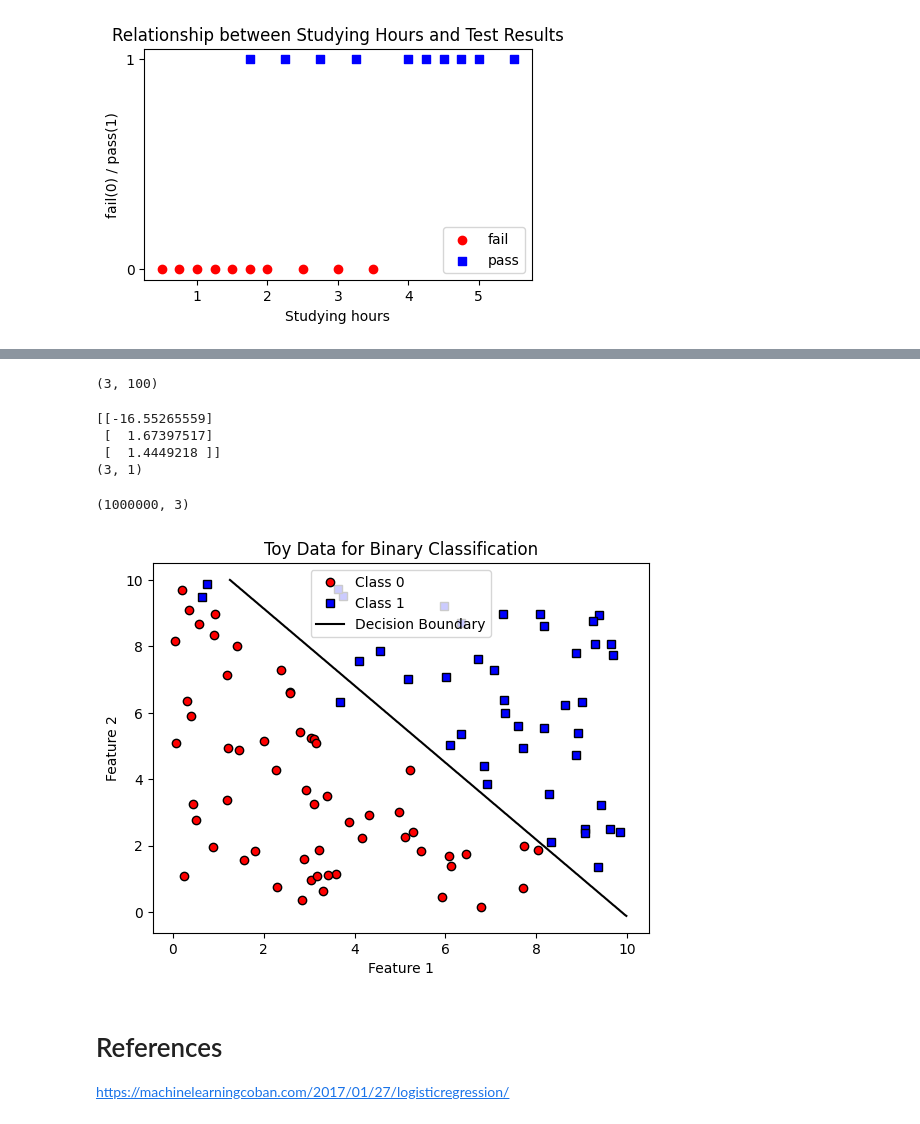
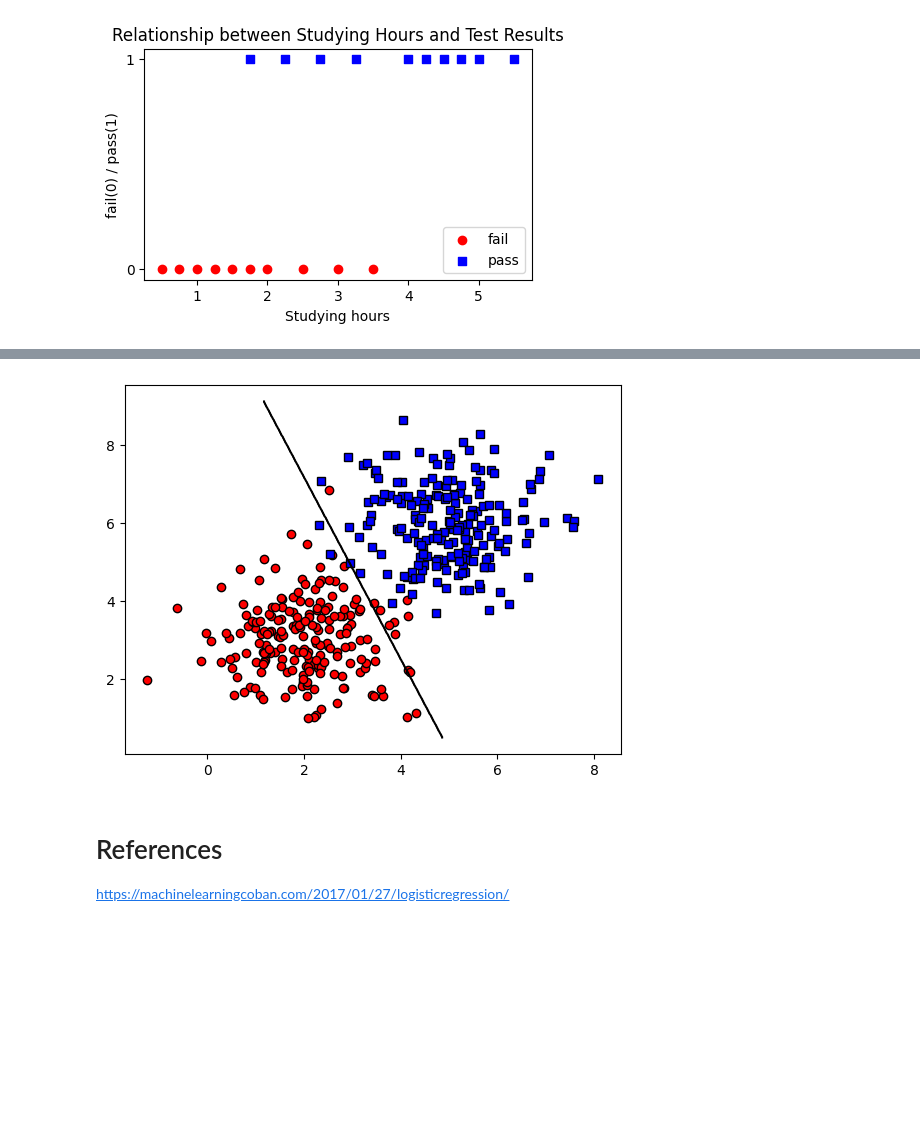
Before and after one commit to GiaKhangLuu/deep_learning_exercises, a Jupyter notebook: day_01/sigmoid_example.ipynb, the cells around one changed output, grey strips where cells are left out. Cells and saved outputs as stored; diff of their text form; code cells hidden in the pictures; blank space fills up the shorter version.

```diff
--- a/day_01/sigmoid_example.ipynb
+++ b/day_01/sigmoid_example.ipynb
@@ -231,9 +171,0 @@ Intercept: [-18.19835811]
-# %%
-def sigmoid(z):
-    return 1 / (1 + np.exp(-z))
-
-xx = np.linspace(-3, 10, 1000)
-yy = np.linspace(-3, 10, 1000)
-xx, yy = np.meshgrid(xx, yy)
-data = np.array([xx.flatten(), yy.flatten()]).T
-print(data.shape)
@@ -261,3 +171,0 @@ plt.show()
-# %%
-w = np.concatenate([intercept, coefficients[0]]).reshape(3, 1)
-data = np.concatenate([np.ones((data.shape[0], 1)), data], axis=1)
@@ -293,6 +171,0 @@ plt.show()
-# %%
-custome_data = X
-custome_data = np.concatenate([np.ones((custome_data.shape[0], 1)), custome_data], axis=1).T
-print(custome_data.shape)
-# %% [output]
-(3, 100)
@@ -301,38 +172,4 @@ w_init = np.random.rand(custome_data.shape[0], 1)
-# %%
-w, losses = logistic_sigmoid_regression(custome_data, y, w_init, learning_rate, is_draw=False)
-last_weight = w[-1]
-print(last_weight)
-print(last_weight.shape)
-# %% [output]
-[[-16.55265559]
- [  1.67397517]
- [  1.4449218 ]]
-(3, 1)
-# %%
-xx = np.linspace(-3, 10, 1000)
-yy = np.linspace(-3, 10, 1000)
-xx, yy = np.meshgrid(xx, yy)
-data = np.array([xx.flatten(), yy.flatten()]).T
-data = np.concatenate([np.ones((data.shape[0], 1)), data], axis=1)
-print(data.shape)
-# %% [output]
-(1000000, 3)
-# %%
-Z = np.round(np.dot(data, last_weight), 2)
-A = np.round(sigmoid(Z), 2)
-
-point_x = data[:, 1][(Z == 0).flatten()]
-point_y = data[:, 2][(Z == 0).flatten()]
-
-# Plot the data
-plt.plot(X[:, 0][y == 0], X[:, 1][y == 0], 'ro', label='Class 0', markeredgecolor='black')
-plt.plot(X[:, 0][y == 1], X[:, 1][y == 1], 'bs', label='Class 1', markeredgecolor='black')
-plt.plot(point_x, point_y, color='black', label='Decision Boundary')
-
-plt.xlabel('Feature 1')
-plt.ylabel('Feature 2')
-plt.title('Toy Data for Binary Classification')
-plt.legend()
-plt.show()
-# %% [output]
-[figure, removed]
+# %%
+draw_data(w[1000], data, is_save=False)
+# %% [output]
+[figure, added]
```
Also changed, not shown: parts of 30 cells of this notebook, 7 other files.
